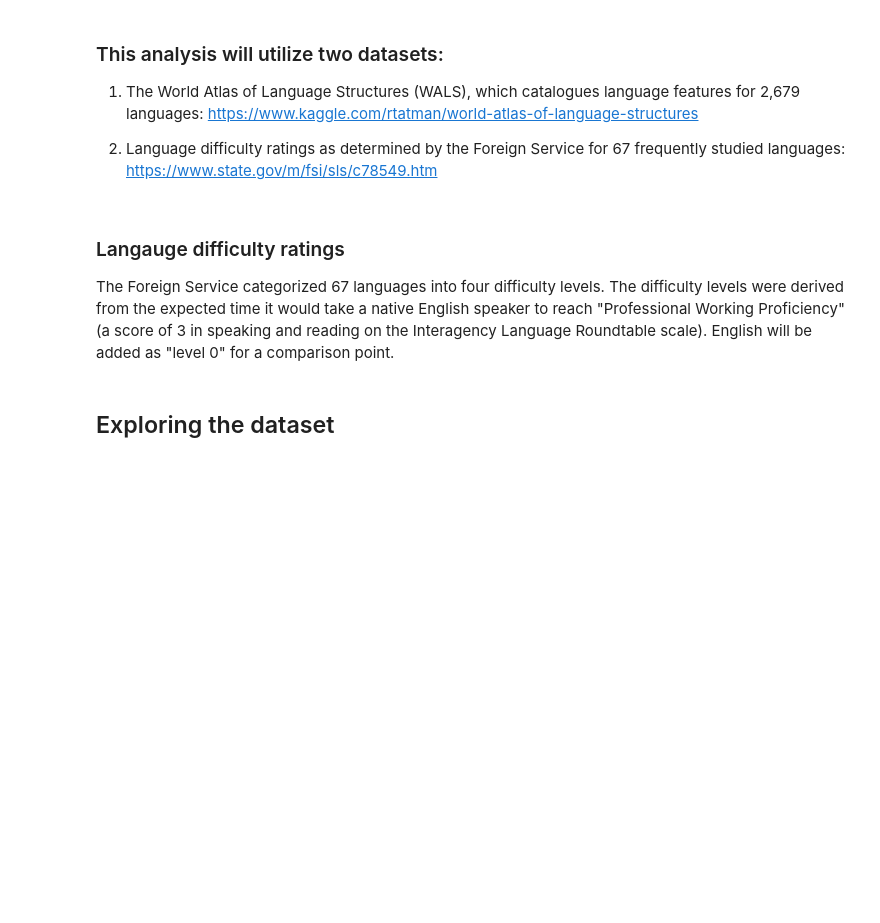
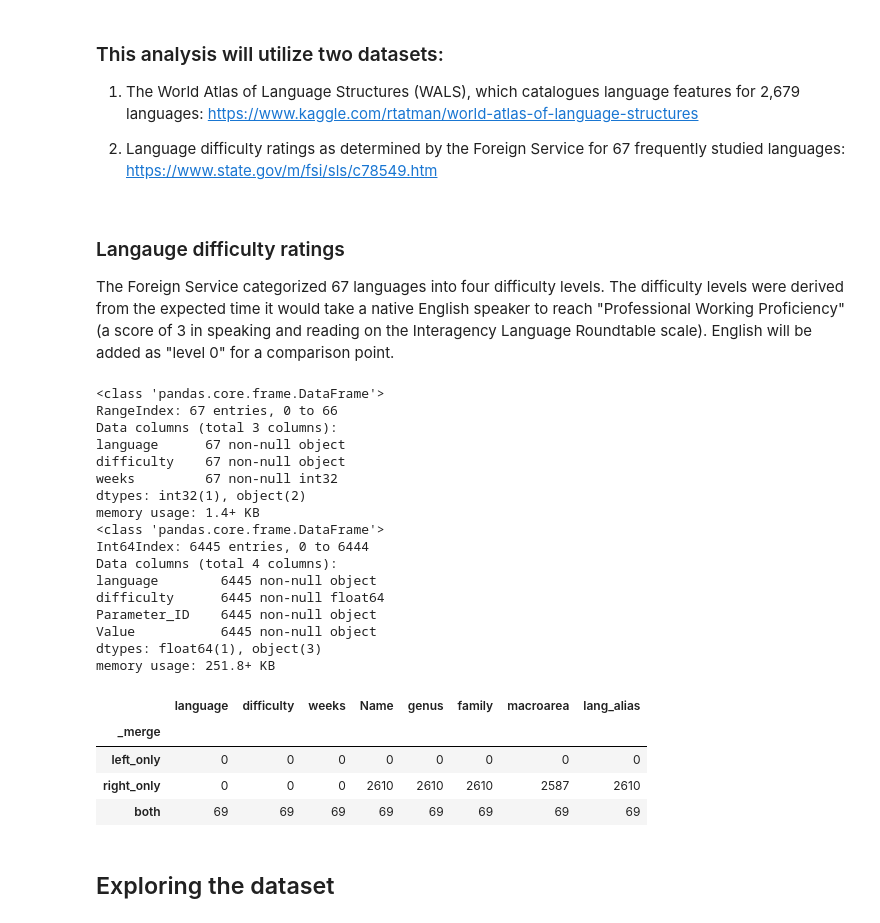
Before and after one commit to laurenmarar/language_difficulty, a Jupyter notebook: language_difficulty_explanatory.ipynb, the cells around one changed output. Saved outputs shown, nothing was run; the diff lists cells and outputs as text; code cells hidden in the pictures; blank space fills up the shorter version.

```diff
--- a/language_difficulty_explanatory.ipynb
+++ b/language_difficulty_explanatory.ipynb
@@ -27,11 +27,10 @@ import seaborn as sb
 import requests
 import io
 from io import BytesIO
+import warnings
+warnings.filterwarnings('ignore')
 
 %matplotlib inline
-
-pd.set_option('display.max_columns', None)
-pd.set_option('display.max_rows', 1500)
 
 ### Source 1a: Language Features - Long
 
@@ -58,19 +57,16 @@ lang_info_clean = lang_info_clean[['Name','genus','family','macroarea']]
 
 ### Source 2: Language Difficulties
 
-The following source lists 67 languages ranked by the difficulty rating assigned by the Foreign Service.
+# The following source lists 67 languages ranked by the difficulty rating assigned by the Foreign Service.
 
-The language difficulties are derived from the expected time it would take a native English speaker to reach "Professional Working Proficiency" (a "score of 'Speaking-3/Reading-3' on the Interagency Language Roundtable scale").
+# The language difficulties are derived from the expected time it would take a native English speaker to reach "Professional Working Proficiency" (a "score of 'Speaking-3/Reading-3' on the Interagency Language Roundtable scale").
 
-> Category I
->
-> Category II
->
-> Category III
->
-> Category IV
+# > Category I
+# > Category II
+# > Category III
+# > Category IV
 
-English will be added as "level 0" for a comparison point.
+# English will be added as "level 0" for a comparison point.
 
 # Import the language difficulty dataset
 levels = pd.read_csv(r'C:\Users\Admin\Google Drive\Udacity\data-viz-proj\language_difficulties.csv')
@@ -150,9 +146,9 @@ lang_merge['language'][lang_merge['_merge']=='left_only']
 
 features_clean['lang_alias'] = features_clean['Language_name']
 
-As the Foreign Service list did not include standard language codes, I visually mapped the languages whose names did not match the WALS dataset. Only a few languages did not have a one-to-one match. Here was the general decision-making process for matching the languages:
-* Arabic - WALS includes numerous Arabic dialects as well as Modern Standards Arabic. I mapped to Modern Standard and one dialect (Egyptian, as it had the most data and is a widely known dialect).
-* Mongolian - WALS has several Mongolic languages. I mapped to Khalkha, which according to Wikipedia, is the most strongly associted with the country of Mongolia.
+# As the Foreign Service list did not include standard language codes, I visually mapped the languages whose names did not match the WALS dataset. Only a few languages did not have a one-to-one match. Here was the general decision-making process for matching the languages:
+# * Arabic - WALS includes numerous Arabic dialects as well as Modern Standards Arabic. I mapped to Modern Standard and one dialect (Egyptian, as it had the most data and is a widely known dialect).
+# * Mongolian - WALS has several Mongolic languages. I mapped to Khalkha, which according to Wikipedia, is the most strongly associted with the country of Mongolia.
 
 features_clean.lang_alias = features_clean.lang_alias.replace({'Hebrew (Modern)':'Hebrew',
                                                                  'Kurdish (Central)':'Kurdish',
@@ -179,33 +175,56 @@ lang_merge.groupby('_merge').count()
 # Create dataset of langauges with difficulty rankings
 lang_merge = lang_merge[['language','difficulty','Parameter_ID','Value']]
 lang_train = lang_merge.dropna(subset=['difficulty'])
 lang_train.info()
 
 ### Merge `levels_clean` and `structure_clean`
 
 lang_info_clean['lang_alias'] = lang_info_clean['Name']
 
 lang_info_clean.lang_alias = lang_info_clean.lang_alias.replace({'Hebrew (Modern)':'Hebrew',
                                                                  'Kurdish (Central)':'Kurdish',
                                                                  'Khalkha':'Mongolian',
                                                                  'Persian':'Farsi',
                                                                  'Greek (Modern)':'Greek',
                                                                  'Kirghiz':'Kyrgyz',
                                                                  'Serbian-Croatian':'Serbo-Croatian',
                                                                  'Slovene':'Slovenian',
                                                                  'Tajik':'Tajiki',
                                                                  'Armenian (Eastern)':'Armenian',
                                                                  'Tibetan (Standard Spoken)':'Tibetan',
                                                                  'Arabic (Egyptian)':'Arabic',
                                                                  'Arabic (Modern Standard)':'Arabic',
                                                                  'Cantonese':'Chinese – Cantonese',
                                                                  'Mandarin':'Chinese – Mandarin'})
 
 lang_levels_merge = pd.merge(levels_clean, lang_info_clean,
                      how='outer', left_on='language', right_on='lang_alias',
                      suffixes=('_level','_struct'), indicator=True)
 
 lang_levels_merge.groupby('_merge').count()
+# %% [output]
+<class 'pandas.core.frame.DataFrame'>
+RangeIndex: 67 entries, 0 to 66
+Data columns (total 3 columns):
+language      67 non-null object
+difficulty    67 non-null object
+weeks         67 non-null int32
+dtypes: int32(1), object(2)
+memory usage: 1.4+ KB
+<class 'pandas.core.frame.DataFrame'>
+Int64Index: 6445 entries, 0 to 6444
+Data columns (total 4 columns):
+language        6445 non-null object
+difficulty      6445 non-null float64
+Parameter_ID    6445 non-null object
+Value           6445 non-null object
+dtypes: float64(1), object(3)
+memory usage: 251.8+ KB
+|  | language | difficulty | weeks | Name | genus | family | macroarea | lang_alias |
+| _merge |  |  |  |  |  |  |  |  |
+| left_only | 0 | 0 | 0 | 0 | 0 | 0 | 0 | 0 |
+| right_only | 0 | 0 | 0 | 2610 | 2610 | 2610 | 2587 | 2610 |
+| both | 69 | 69 | 69 | 69 | 69 | 69 | 69 | 69 |
 # %% [markdown]
 ## Exploring the dataset
 # %%
```
Also changed, not shown: parts of 3 cells of this notebook, 1 other file.
